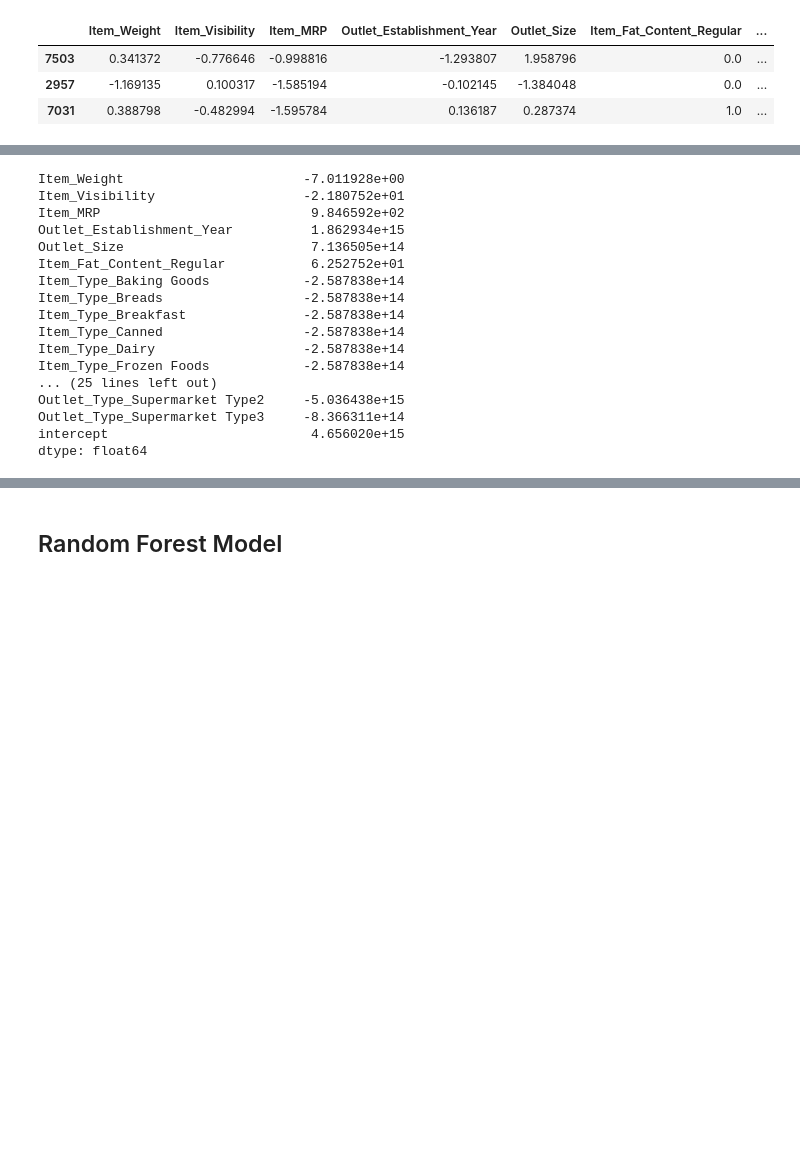
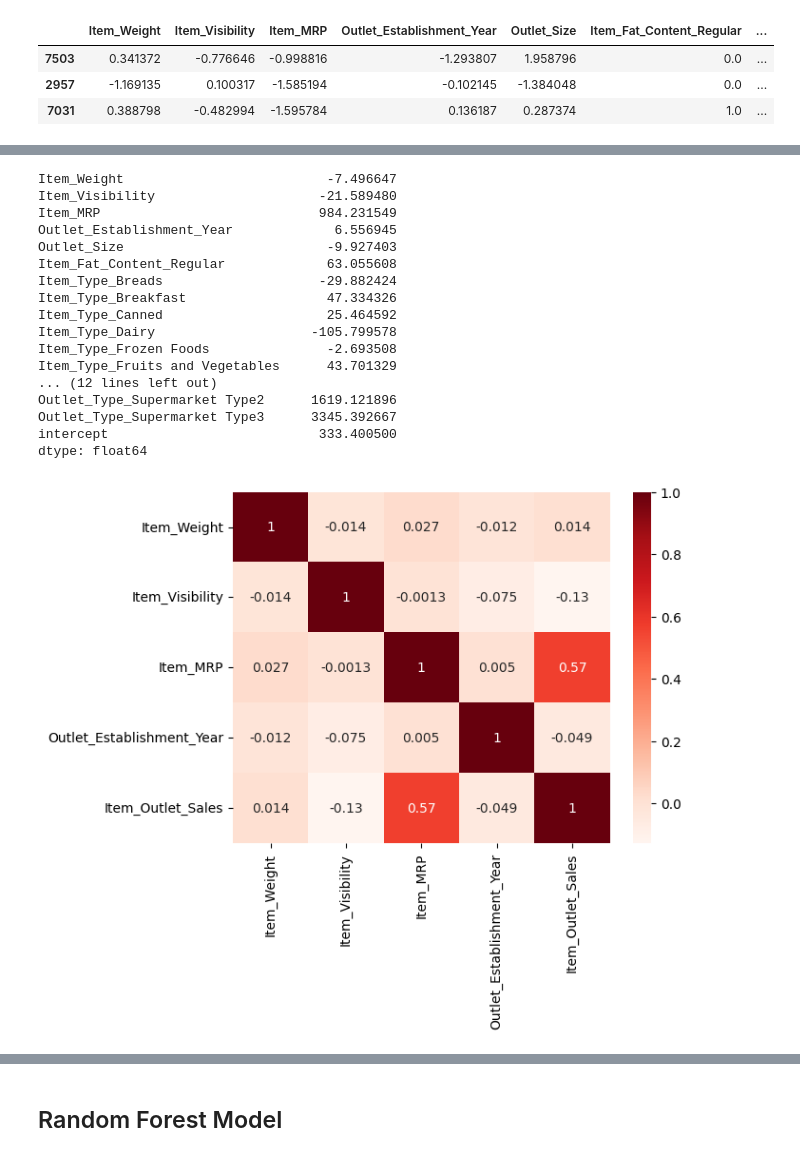
Before and after one commit to achelousace/Prediction-of-Product, a Jupyter notebook: Prediction_of_Product_Sales_.ipynb, the cells around one changed output, grey strips where cells are left out. Cells and saved outputs as stored; diff of their text form; code cells hidden in the pictures; blank space fills up the shorter version.

```diff
--- a/Prediction_of_Product_Sales_.ipynb
+++ b/Prediction_of_Product_Sales_.ipynb
@@ -1317,25 +1326,32 @@ Regression Metrics: Test Data
 # %%
-coeffs2 = pd.Series(lin_reg2.coef_, index= feature_names)
+coeffs2 = pd.Series(lin_reg2.coef_, index= lin_reg2.feature_names_in_)
 coeffs2['intercept'] = lin_reg2.intercept_
 coeffs2
 # %% [output]
-Item_Weight                       -7.011928e+00
-Item_Visibility                   -2.180752e+01
-Item_MRP                           9.846592e+02
-Outlet_Establishment_Year          1.862934e+15
-Outlet_Size                        7.136505e+14
-Item_Fat_Content_Regular           6.252752e+01
-Item_Type_Baking Goods            -2.587838e+14
-Item_Type_Breads                  -2.587838e+14
-Item_Type_Breakfast               -2.587838e+14
-Item_Type_Canned                  -2.587838e+14
-Item_Type_Dairy                   -2.587838e+14
-Item_Type_Frozen Foods            -2.587838e+14
-... (25 lines left out)
-Outlet_Type_Supermarket Type2     -5.036438e+15
-Outlet_Type_Supermarket Type3     -8.366311e+14
-intercept                          4.656020e+15
+Item_Weight                          -7.496647
+Item_Visibility                     -21.589480
+Item_MRP                            984.231549
+Outlet_Establishment_Year             6.556945
+Outlet_Size                          -9.927403
+Item_Fat_Content_Regular             63.055608
+Item_Type_Breads                    -29.882424
+Item_Type_Breakfast                  47.334326
+Item_Type_Canned                     25.464592
+Item_Type_Dairy                    -105.799578
+Item_Type_Frozen Foods               -2.693508
+Item_Type_Fruits and Vegetables      43.701329
+... (12 lines left out)
+Outlet_Type_Supermarket Type2      1619.121896
+Outlet_Type_Supermarket Type3      3345.392667
+intercept                           333.400500
 dtype: float64
+# %%
+cor = af.corr(numeric_only=True)
+cor.round(2)
+
+sns.heatmap(cor,cmap='Reds',annot=True);
+# %% [output]
+[figure, added]
 # %%
 def annotate_hbars(ax, ha='left', va='center', size=12, xytext=(4,0),textcoords='offset points'):
     for bar in ax.patches:
```
Also changed, not shown: parts of 18 cells of this notebook.
